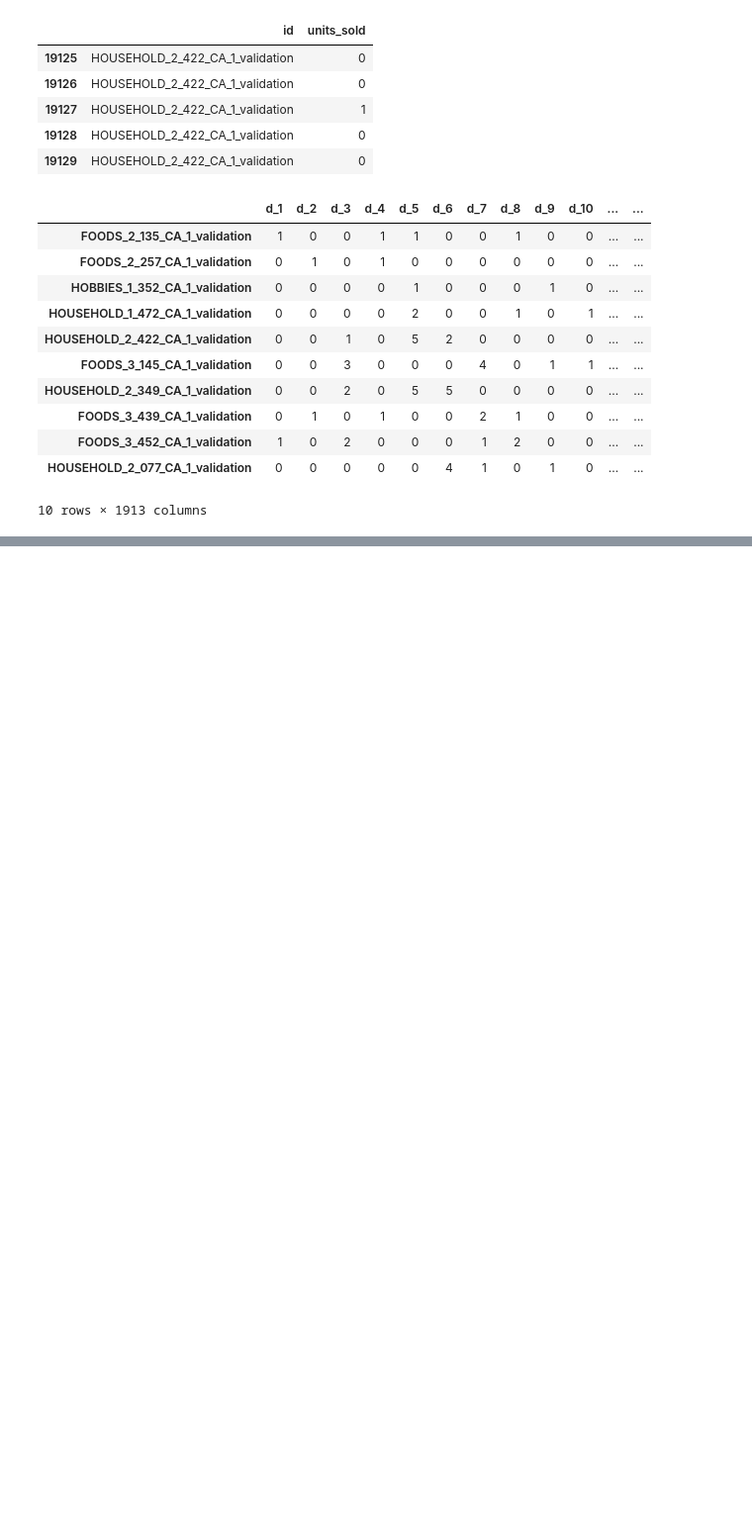
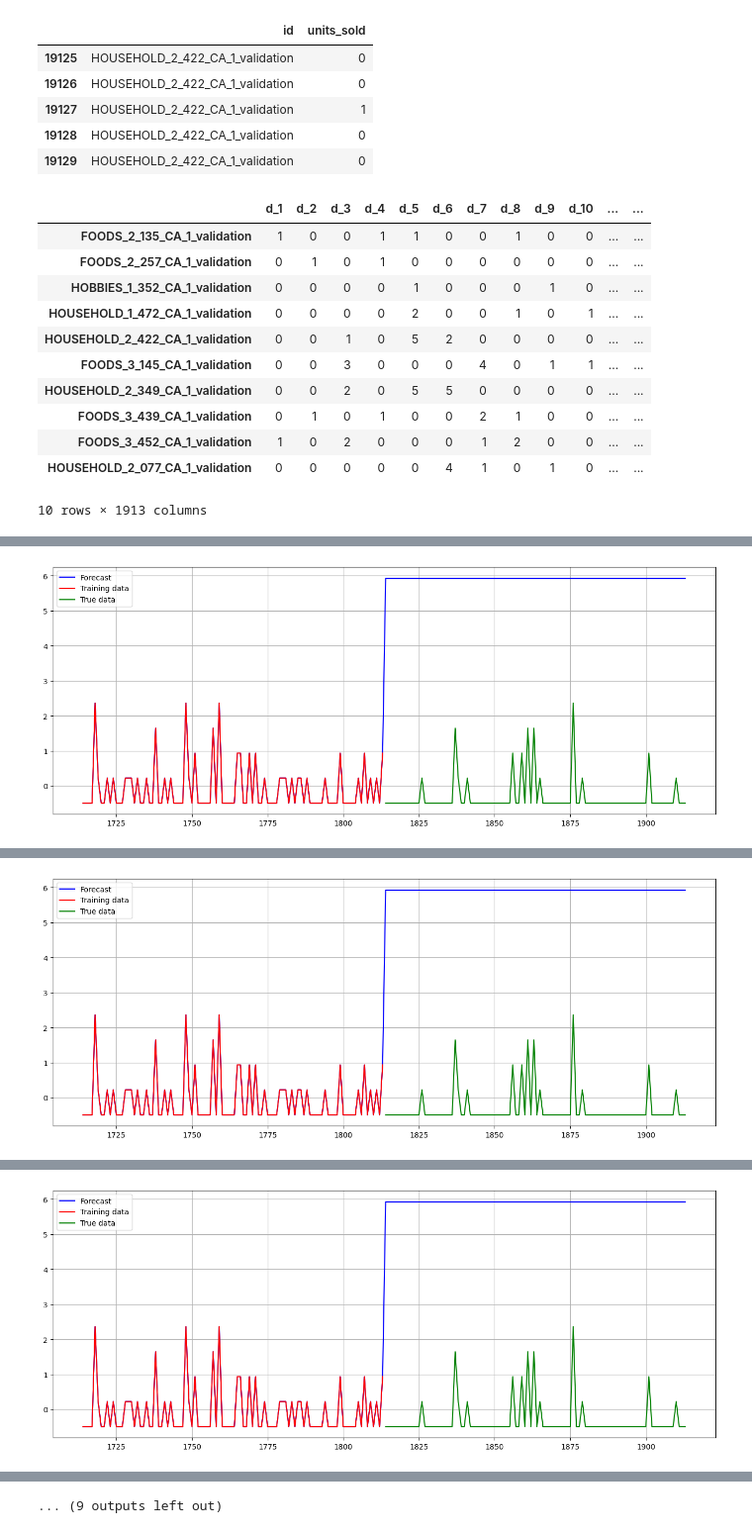
Before and after one commit to Legacy560/MTLSA25-Sales-Forecasting-Project, a Jupyter notebook: Cleaning and ARIMA/PHYS_664_Project_transformer.ipynb, the cells around one changed output, grey strips where cells are left out. Shown at 99% size. Saved outputs shown, nothing was run; the diff lists cells and outputs as text; code cells hidden in the pictures; blank space fills up the shorter version.

```diff
--- a/Cleaning and ARIMA/PHYS_664_Project_transformer.ipynb
+++ b/Cleaning and ARIMA/PHYS_664_Project_transformer.ipynb
@@ -727,0 +1080,43 @@ forecast_and_plot(model, val_data, 28)
+# %%
+num_classes = len(unique_vals)
+num_classes = len(unique_vals)  # must be defined earlier
+feature_size = 250              # or any value you want
+
+model_classifier = TransAmClassifier(feature_size=feature_size, num_classes=num_classes).to(device)
+
+criterion = nn.CrossEntropyLoss(weight=weights_tensor)
+lr = 0.005
+optimizer = torch.optim.AdamW(model.parameters(), lr=lr)
+scheduler = torch.optim.lr_scheduler.StepLR(optimizer, step_size=5, gamma=0.8)
+# %%
+best_val_loss = float("inf")
+batch_size = 64
+epochs = 20  # Number of epochs
+best_model = None
+train_loss_list = []
+val_loss_list = []
+
+for epoch in range(1, epochs + 1):
+    epoch_start_time = time.time()
+
+    train_loss = TrainClassifier(train_data)
+    train_loss_list.append(train_loss)
+
+    if (epoch % 1 == 0):
+        val_loss = plot_and_loss_classifier(model_classifier, val_data, epoch)
+        predict_future_classifier(model_classifier, extracted_part, val_data, input_window, unique_vals)
+    else:
+        val_loss = evaluate_classifier(model_classifier, val_data)
+    val_loss_list.append(val_loss)
+
+    if val_loss < best_val_loss:
+        best_val_loss = val_loss
+        torch.save(model_classifier.state_dict(), '/content/model/best_model_classifier')
+        print(f">>> Best model updated and saved (epoch {epoch})")
+
+    print('-' * 89)
+    print('| end of epoch {:3d} | time: {:5.2f}s | valid loss {:5.4f} | valid ppl {:8.2f}'.format(
+        epoch, (time.time() - epoch_start_time),
+        val_loss, math.exp(val_loss)))
+    print('-' * 89)
+# %% [output]
@@ -727,0 +1128 @@ forecast_and_plot(model, val_data, 28)
+[figure, added]
@@ -727,0 +1138 @@ forecast_and_plot(model, val_data, 28)
+[figure, added]
@@ -727,0 +1147 @@ forecast_and_plot(model, val_data, 28)
+[figure, added]
@@ -727,0 +1175 @@ forecast_and_plot(model, val_data, 28)
+... (9 outputs left out)
```
Also changed, not shown: parts of 29 cells of this notebook.
